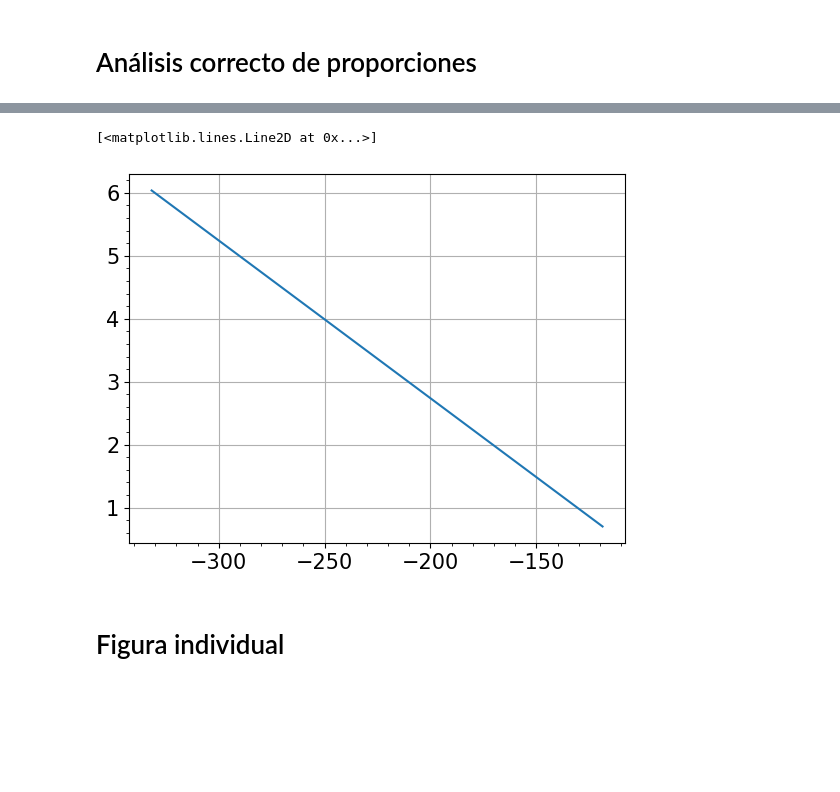
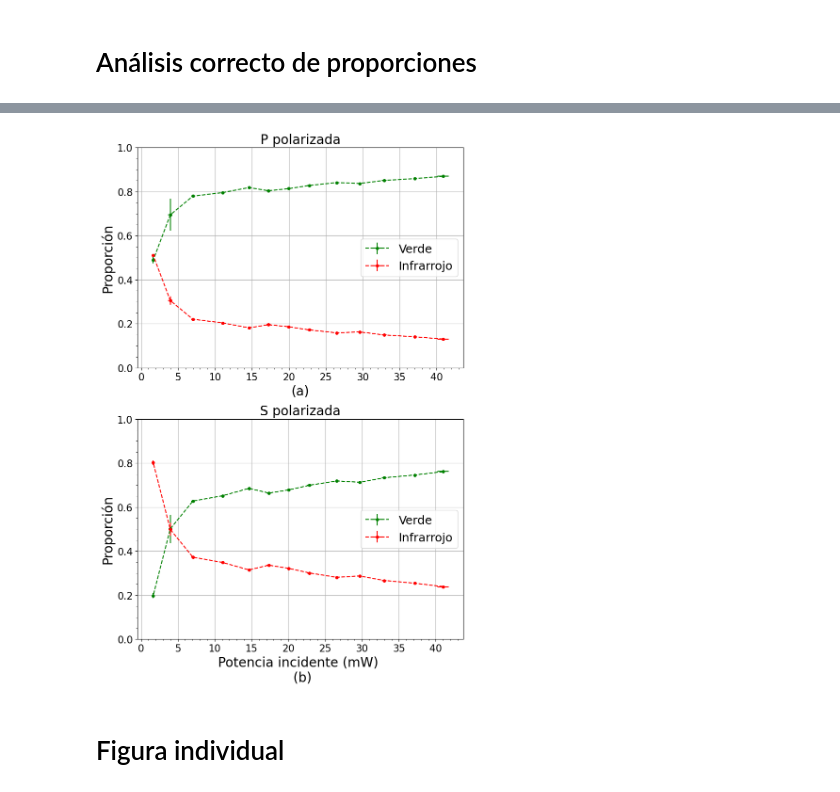
Before and after one commit to DelManuel/Magnetometro-optico, a Jupyter notebook: códigos/analisis_pow_laser.ipynb, the cells around one changed output, grey strips where cells are left out. Drawn from its saved outputs; the diff is of its cells as text; code cells hidden in the pictures; blank space fills up the shorter version.

Commit message:
Ajuste figuras para recorrección

```diff
--- a/códigos/analisis_pow_laser.ipynb
+++ b/códigos/analisis_pow_laser.ipynb
@@ -298,8 +343,48 @@ plt.show()
-# %%
-plt.plot(corr_ajuste, pow_rojo)
-# %% [output]
-[<matplotlib.lines.Line2D at 0x...>]
-[figure, removed]
+# %%
+params = [[2.436381032/100, 82.0684772/100, 97.64165045/100,18.160778/100], [0.08934379369/100, 53.24912643/100, 99.93070068/100, 45.72635098/100]]
+# %%
+titles = ["P polarizada", "S polarizada"]
+
+fig, axs = plt.subplots(nrows = 2, figsize=(8,12))
+
+for i, ax in enumerate(fig.axes):
+
+    a = params[i][0]/resp_V
+    b = params[i][1]/resp_R
+    c = params[i][2]/resp_V
+    d = params[i][3]/resp_R
+
+    R_real = (pow_R-pow_T*c/a)/(d-b*c/a)
+    V_real = (pow_R-pow_T*d/b)/(c-d*a/b) #(pow_T-R_real*b)/a
+
+    I = V_real+R_real
+    # I /= np.max(I)
+
+    R_real_err = np.sqrt((pow_R_err/(d-b*c/a))**2+((pow_T_err*c/a)/(d-b*c/a))**2-2*cov*((c/a)/((d-b*c/a)**2)))
+    V_real_err = np.sqrt((pow_R_err/(c-d*a/b))**2+((pow_T_err*d/b)/(c-d*a/b))**2-2*cov*((d/b))/((c-d*a/b)**2))
+
+    I_err = np.sqrt((V_real_err)**2+(R_real_err)**2)
+
+    V_err_norm = np.sqrt((V_real_err/I)**2+(V_real*I_err/(I**2))**2)
+    R_err_norm = np.sqrt((R_real_err/I)**2+(R_real*I_err/(I**2))**2)
+
+
+    ax.set_title(titles[i], fontsize = 20)
+    ax.errorbar(np.abs(I),V_real/I,xerr = corr_err, yerr = V_err_norm,fmt =".--", color = "g", label = "Verde", ms = 8)
+    ax.errorbar(np.abs(I),R_real/I,xerr = corr_err, yerr= R_err_norm,fmt =".--", color = "r", label = "Infrarrojo", ms = 8)
+    # ax.plot(corr,(V_real+R_real)/I, color = "k", label = "Suma")
+    ax.set_xlabel(letras[i])
+    ax.set_ylabel("Proporción")
+    ax.legend(fontsize = 18, loc = "center right")
+    ax.set_ylim([0,1])
+
+
+ax.set_xlabel(f"Potencia incidente (mW) \n {letras[i]}")
+
+fig.tight_layout()
+plt.show()
+# %% [output]
+[figure, added]
 # %% [markdown]
 # Figura individual
 # %%
```
Also changed, not shown: parts of 16 cells of this notebook, 14 other files.
